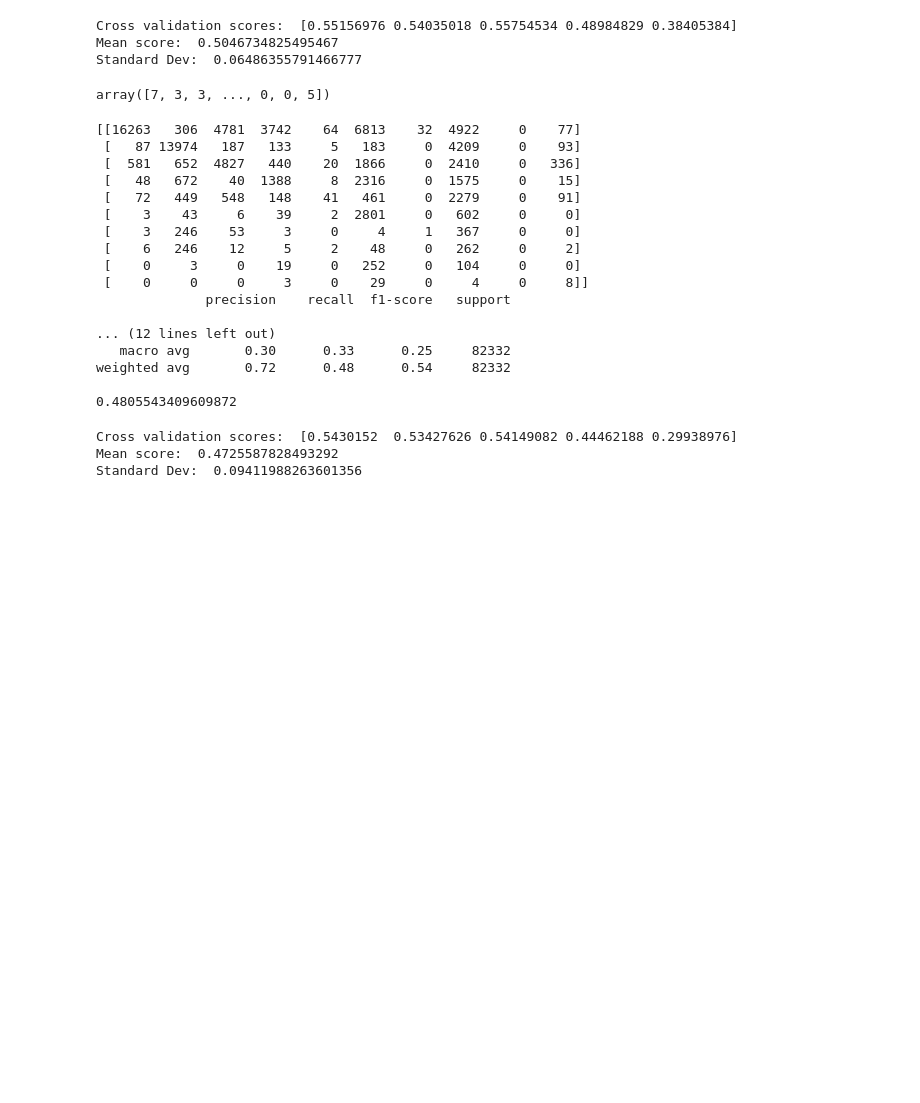
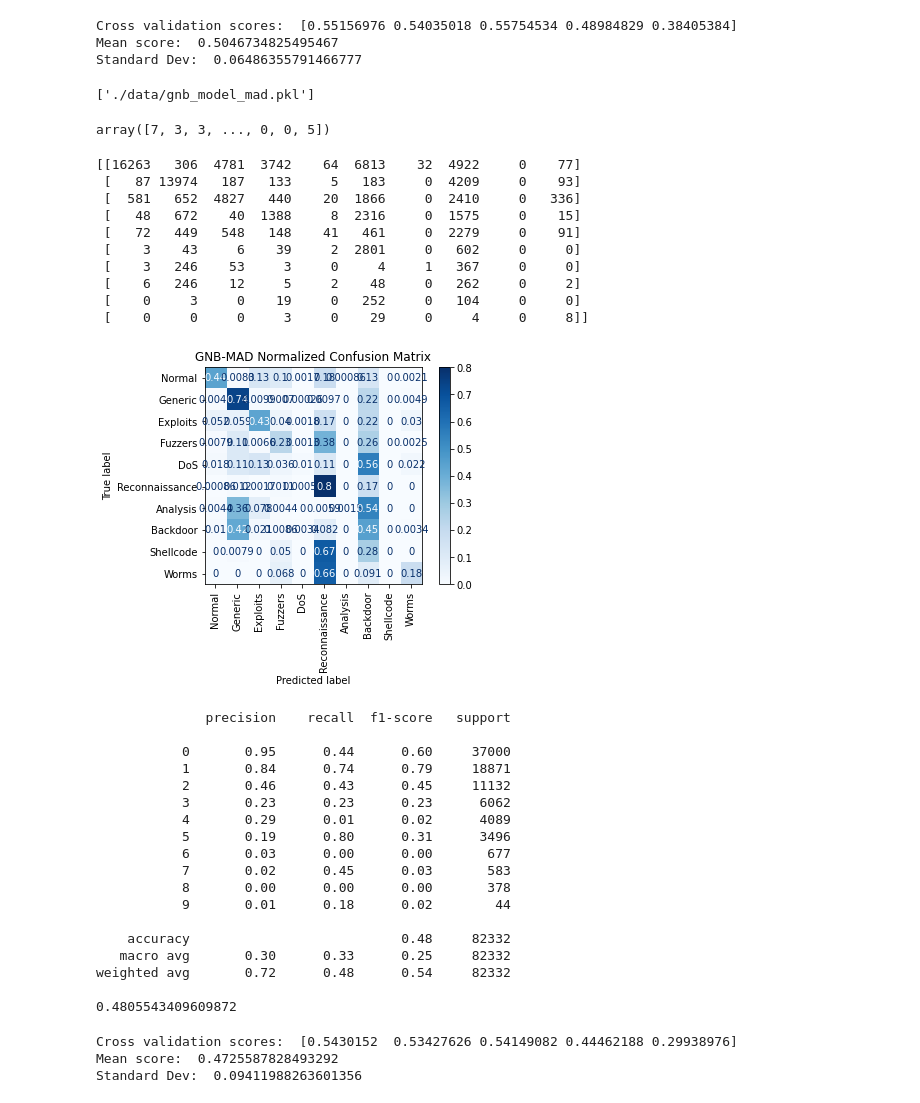
Before and after one commit to pvan1/DATA-606-Capstone, a Jupyter notebook: capstone-phase2.ipynb, the cells around one changed output. Drawn from its saved outputs; the diff is of its cells as text; code cells hidden in the pictures; blank space fills up the shorter version.

Commit message:
Add files via upload
Cleaning up and re-organizing notebook. Working on visualizations.

```diff
--- a/capstone-phase2.ipynb
+++ b/capstone-phase2.ipynb
@@ -118,0 +131,8 @@ train_std_ig.head()
+# %%
+def plt_norm_confmat(model, X, y, title, fname=None, labels=None):
+    display = plot_confusion_matrix(model, X, y, display_labels=labels, cmap=plt.cm.Blues,
+                                    normalize='true', xticks_rotation='vertical')
+    display.ax_.set_title(title)
+    if fname is not None:
+        file = './images/' + fname + '.png'
+        plt.savefig('./images/gnb_rfe_conf_mat.png', dpi=300, bbox_inches='tight')
@@ -387,29 +392,17 @@ Our best model achieved 71% on the Test Set.  Not too bad.
 # %%
 # 'Info Gain', 'ANOVA F-val', 'Var Thresh', 'MAD', 'Corr'
 anova_cols = subsets['ANOVA F-val'] # pandas Series
-select_cols = training_data_std[anova_cols]
-train_std_anova = select_cols.copy()
-# test set
-sel_test_cols = testing_data_std[anova_cols]
-test_std_anova = sel_test_cols.copy()
+train_std_anova = training_data_std[anova_cols].copy()
+test_std_anova = testing_data_std[anova_cols].copy()
 
-varthrsh_cols = subsets['Var Thresh'] # pandas Series
-select_cols = training_data_std[varthrsh_cols]
-train_std_vt = select_cols.copy()
-# test set
-sel_test_cols = testing_data_std[varthrsh_cols]
-test_std_vt = sel_test_cols.copy()
+varthrsh_cols = subsets['Var Thresh']
+train_std_vt = training_data_std[varthrsh_cols].copy()
+test_std_vt = testing_data_std[varthrsh_cols].copy()
 
-mad_cols = subsets['MAD'] # pandas Series
-select_cols = training_data_std[mad_cols]
-train_std_mad = select_cols.copy()
-# test set
-sel_test_cols = testing_data_std[mad_cols]
-test_std_mad = sel_test_cols.copy()
+mad_cols = subsets['MAD']
+train_std_mad = training_data_std[mad_cols].copy()
+test_std_mad = testing_data_std[mad_cols].copy()
 
-corr_cols = subsets['Corr'] # pandas Series
-select_cols = training_data_std[corr_cols]
-train_std_corr = select_cols.copy()
-# test set
-sel_test_cols = testing_data_std[corr_cols]
-test_std_corr = sel_test_cols.copy()
+corr_cols = subsets['Corr']
+train_std_corr = training_data_std[corr_cols].copy()
+test_std_corr = testing_data_std[corr_cols].copy()
@@ -749,6 +767,11 @@ print('Standard Dev: ', cv_scores_mad.std())
 Cross validation scores:  [0.55156976 0.54035018 0.55754534 0.48984829 0.38405384]
 Mean score:  0.5046734825495467
 Standard Dev:  0.06486355791466777
+# %%
+joblib.dump(gnb_mad, './data/gnb_model_mad.pkl')
+#gnb_mad = joblib.load('./data/gnb_model_mad.pkl')
+# %% [output]
+['./data/gnb_model_mad.pkl']
 # %%
 y_pred_gnb_mad = gnb_mad.predict(test_std_mad)
 y_pred_gnb_mad
@@ -757,28 +780,43 @@ array([7, 3, 3, ..., 0, 0, 5])
 # %%
 con_mat_gnb_mad = confusion_matrix(y_test, y_pred_gnb_mad)
 print(con_mat_gnb_mad)
+plt_norm_confmat(gnb_mad, test_std_mad, y_test, 'GNB-MAD Normalized Confusion Matrix',
+                 fname='gnb_mad_conf_mat', labels=class_names)
+plt.show()
 class_rep_gnb_mad = classification_report(y_test, y_pred_gnb_mad)
 print(class_rep_gnb_mad)
 acc_gnb_mad = accuracy_score(y_test, y_pred_gnb_mad)
 print(acc_gnb_mad)
 # %% [output]
 [[16263   306  4781  3742    64  6813    32  4922     0    77]
  [   87 13974   187   133     5   183     0  4209     0    93]
  [  581   652  4827   440    20  1866     0  2410     0   336]
  [   48   672    40  1388     8  2316     0  1575     0    15]
  [   72   449   548   148    41   461     0  2279     0    91]
  [    3    43     6    39     2  2801     0   602     0     0]
  [    3   246    53     3     0     4     1   367     0     0]
  [    6   246    12     5     2    48     0   262     0     2]
  [    0     3     0    19     0   252     0   104     0     0]
  [    0     0     0     3     0    29     0     4     0     8]]
-              precision    recall  f1-score   support
-
-... (12 lines left out)
-   macro avg       0.30      0.33      0.25     82332
-weighted avg       0.72      0.48      0.54     82332
-
-0.4805543409609872
+[figure, added]
+              precision    recall  f1-score   support
+
+           0       0.95      0.44      0.60     37000
+           1       0.84      0.74      0.79     18871
+           2       0.46      0.43      0.45     11132
+           3       0.23      0.23      0.23      6062
+           4       0.29      0.01      0.02      4089
+           5       0.19      0.80      0.31      3496
+           6       0.03      0.00      0.00       677
+           7       0.02      0.45      0.03       583
+           8       0.00      0.00      0.00       378
+           9       0.01      0.18      0.02        44
+
+    accuracy                           0.48     82332
+   macro avg       0.30      0.33      0.25     82332
+weighted avg       0.72      0.48      0.54     82332
+
+0.4805543409609872
 # %%
 # Correlation selected features
 gnb_corr = GaussianNB()
```
Also changed, not shown: parts of 83 cells of this notebook.
